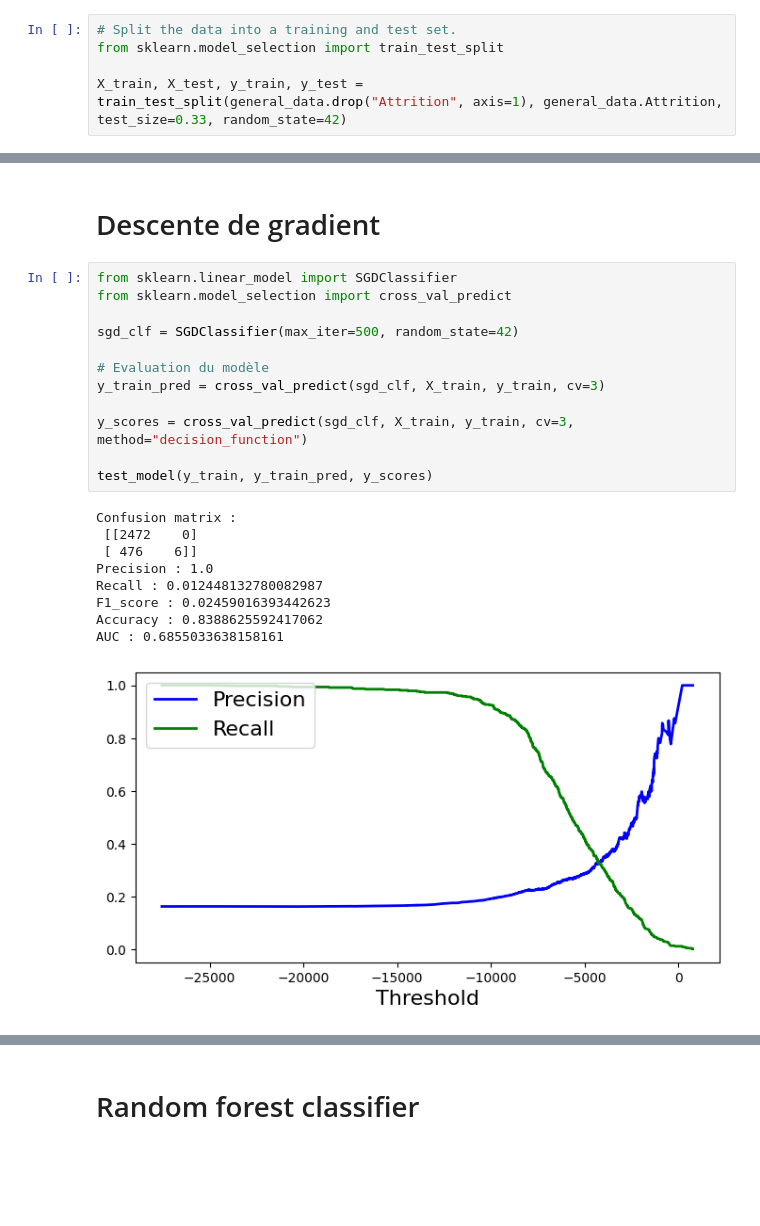
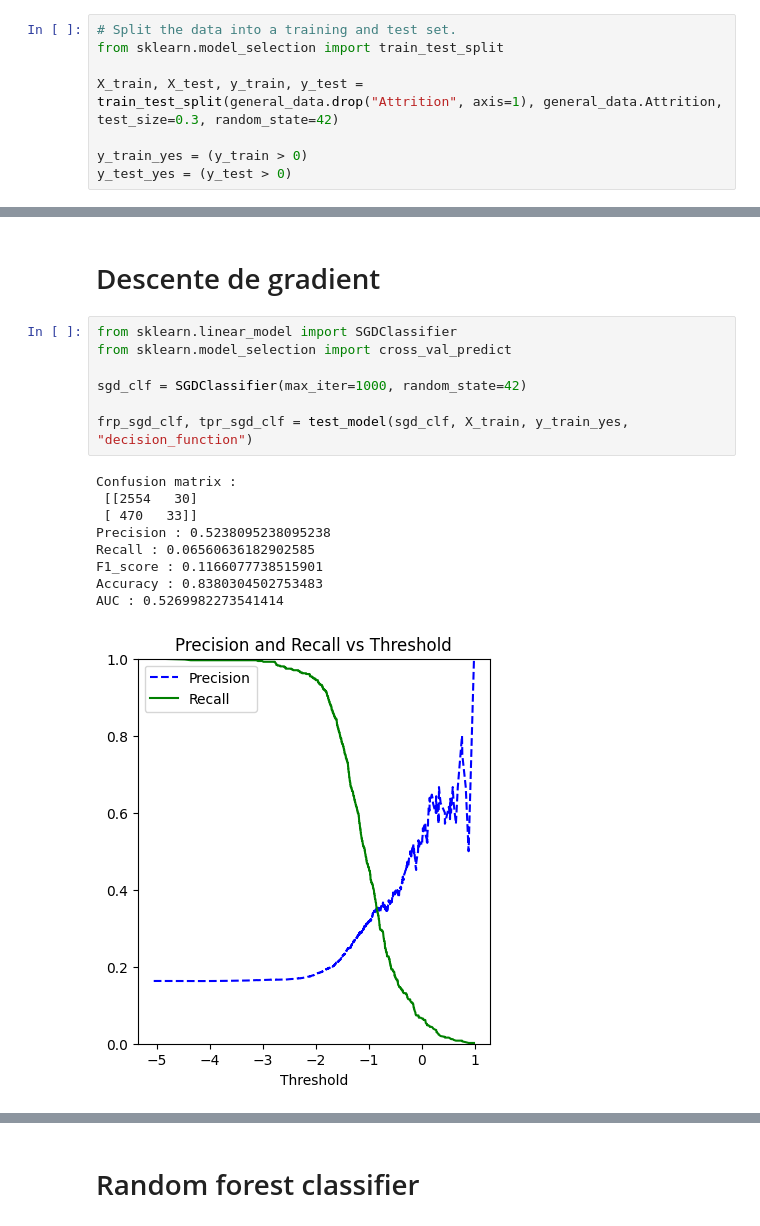
Before and after one commit to IA-G3/Projet-IA, a Jupyter notebook: modeles.ipynb, the cells around one changed output, grey strips where cells are left out. Drawn from its saved outputs; the diff is of its cells as text; blank space fills up the shorter version.

Commit message:
feat: modèles

```diff
--- a/modeles.ipynb
+++ b/modeles.ipynb
@@ -20,6 +20,9 @@ general_data.head()
 # Split the data into a training and test set.
 from sklearn.model_selection import train_test_split
 
-X_train, X_test, y_train, y_test = train_test_split(general_data.drop("Attrition", axis=1), general_data.Attrition, test_size=0.33, random_state=42)
+X_train, X_test, y_train, y_test = train_test_split(general_data.drop("Attrition", axis=1), general_data.Attrition, test_size=0.3, random_state=42)
+
+y_train_yes = (y_train > 0)
+y_test_yes = (y_test > 0)
 # %%
 from matplotlib import pyplot as plt
@@ -67,22 +94,17 @@ def test_model(y_train, y_train_pred, y_scores):
 # %%
 from sklearn.linear_model import SGDClassifier
 from sklearn.model_selection import cross_val_predict
 
-sgd_clf = SGDClassifier(max_iter=500, random_state=42)
+sgd_clf = SGDClassifier(max_iter=1000, random_state=42)
 
-# Evaluation du modèle
-y_train_pred = cross_val_predict(sgd_clf, X_train, y_train, cv=3)
-
-y_scores = cross_val_predict(sgd_clf, X_train, y_train, cv=3, method="decision_function")
-
-test_model(y_train, y_train_pred, y_scores)
+frp_sgd_clf, tpr_sgd_clf = test_model(sgd_clf, X_train, y_train_yes, "decision_function")
 # %% [output]
 Confusion matrix :
- [[2472    0]
- [ 476    6]]
-Precision : 1.0
-Recall : 0.012448132780082987
-F1_score : 0.02459016393442623
-Accuracy : 0.8388625592417062
-AUC : 0.6855033638158161
+ [[2554   30]
+ [ 470   33]]
+Precision : 0.5238095238095238
+Recall : 0.06560636182902585
+F1_score : 0.1166077738515901
+Accuracy : 0.8380304502753483
+AUC : 0.5269982273541414
-[figure, old version]
+[figure, new version]
```
Also changed, not shown: parts of 21 cells of this notebook, 3 other files.
